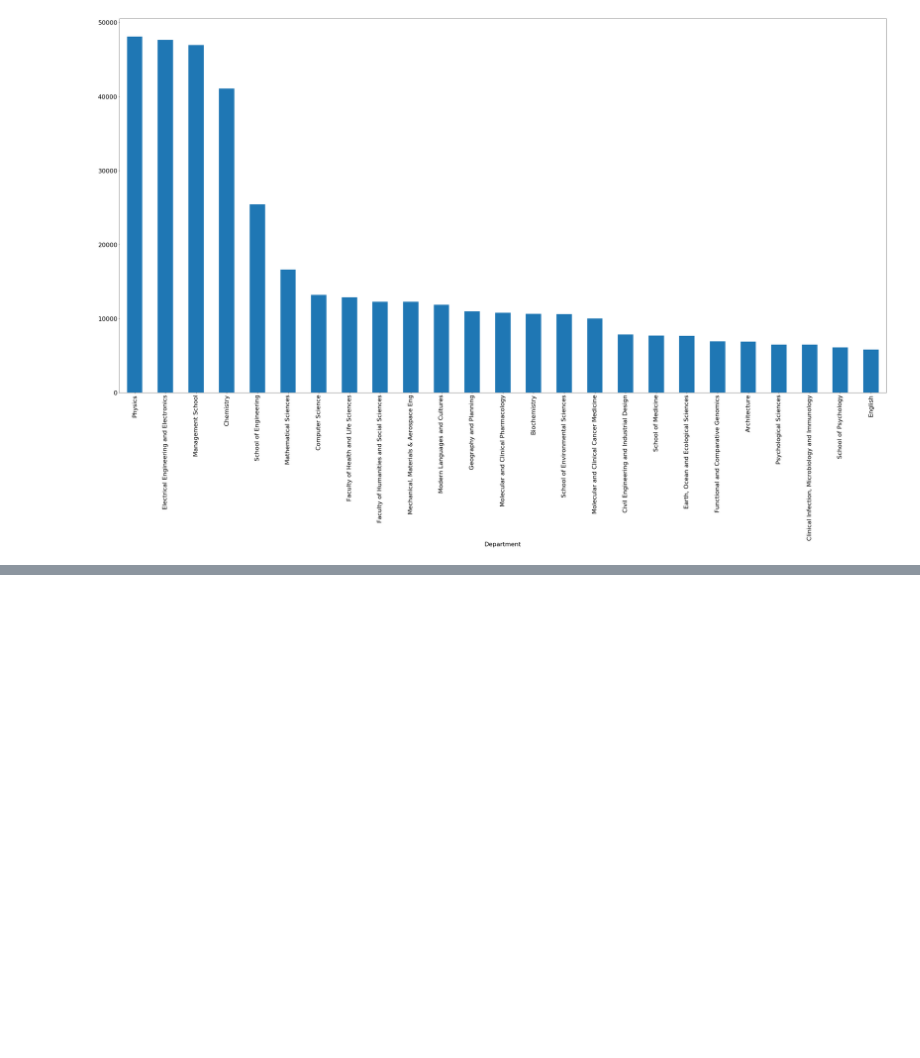
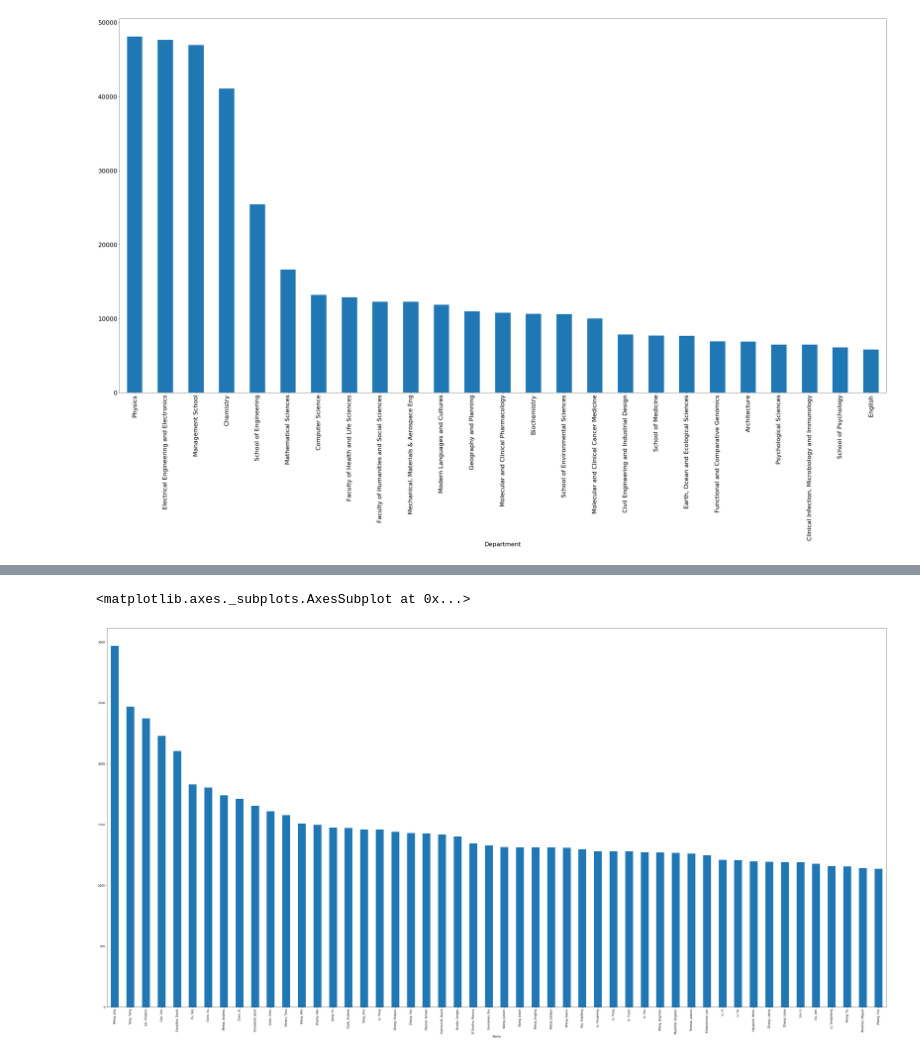
Before and after one commit to katerinachat/Molecules, a Jupyter notebook: papers_analysis/papers_analysis.ipynb, the cells around one changed output, grey strips where cells are left out. Drawn from its saved outputs; the diff is of its cells as text; code cells hidden in the pictures; blank space fills up the shorter version.

```diff
--- a/papers_analysis/papers_analysis.ipynb
+++ b/papers_analysis/papers_analysis.ipynb
@@ -118 +149,7 @@ department_aggregate['DOI'].sort_values(ascending=False).head(25).plot.bar(x='De
+# %%
+# Lets make it a bit easier to read...
+author_aggregate['DOI'].sort_values(ascending=False).head(50).plot.bar(x='Department', y='DOI Count', rot=90, figsize=(50, 25))
+# %% [output]
+<matplotlib.axes._subplots.AxesSubplot at 0x...>
+[figure, added]
 # %%
```
Also changed, not shown: parts of 12 cells of this notebook, 4 other files.
